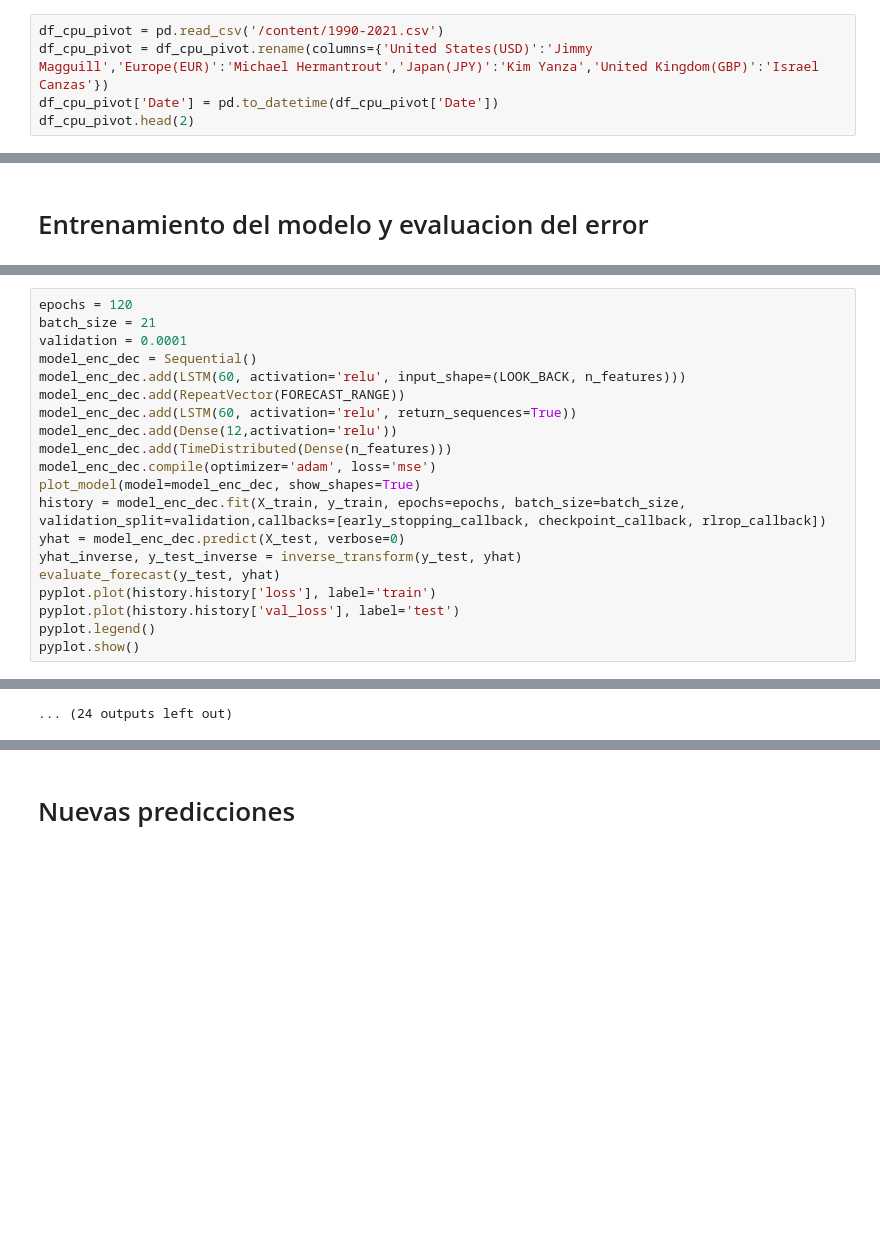
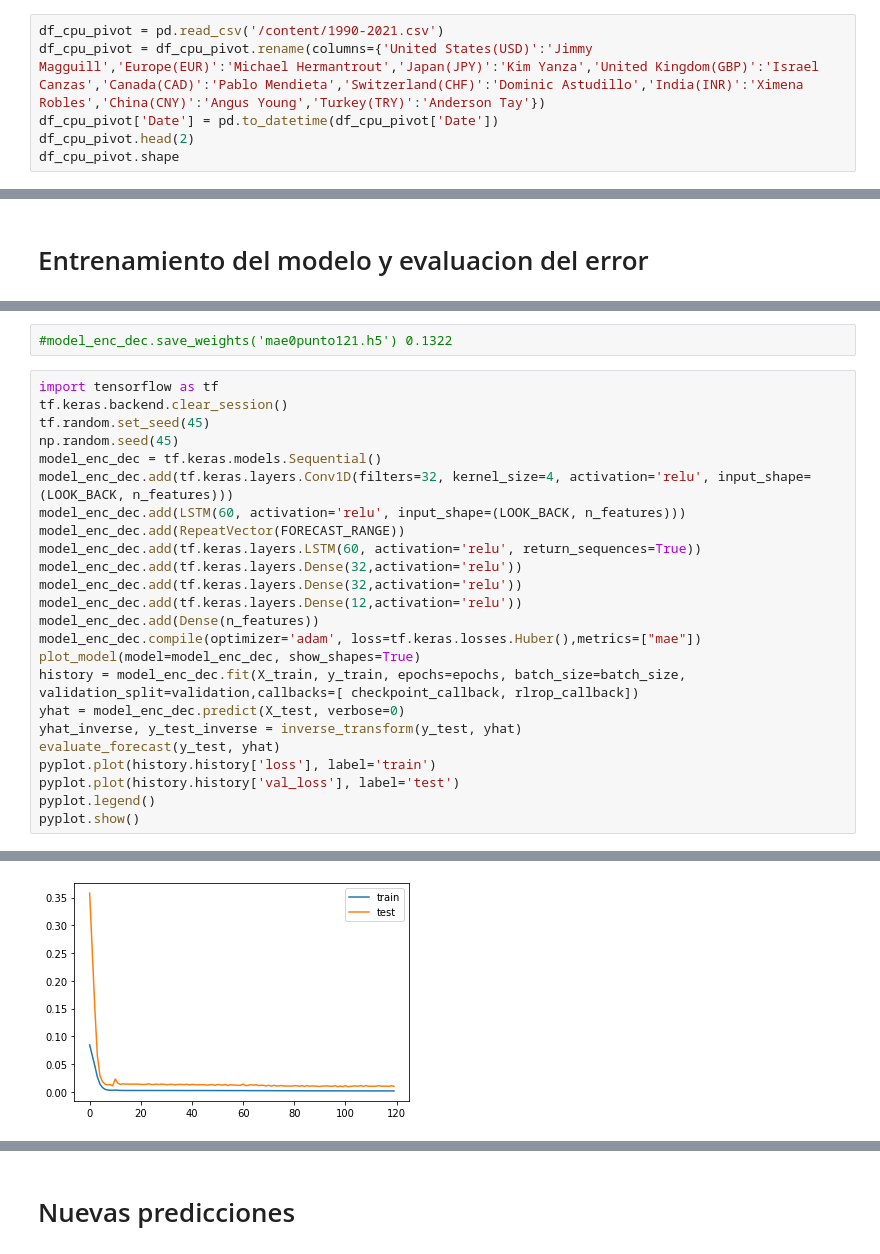
Before and after one commit to bchuchucaa/RNNConsumoDeAgua, a Jupyter notebook: LstmWaterConsumption1990_21.ipynb, the cells around one changed output, grey strips where cells are left out. Saved outputs shown, nothing was run; the diff lists cells and outputs as text; blank space fills up the shorter version.

```diff
--- a/LstmWaterConsumption1990_21.ipynb
+++ b/LstmWaterConsumption1990_21.ipynb
@@ -34,7 +38,8 @@ LIBRERIAS CORRECTAMENTE IMPORTADAS
 ##Lectura de datos
 # %%
 df_cpu_pivot = pd.read_csv('/content/1990-2021.csv')
-df_cpu_pivot = df_cpu_pivot.rename(columns={'United States(USD)':'Jimmy Magguill','Europe(EUR)':'Michael Hermantrout','Japan(JPY)':'Kim Yanza','United Kingdom(GBP)':'Israel Canzas'})
+df_cpu_pivot = df_cpu_pivot.rename(columns={'United States(USD)':'Jimmy Magguill','Europe(EUR)':'Michael Hermantrout','Japan(JPY)':'Kim Yanza','United Kingdom(GBP)':'Israel Canzas','Canada(CAD)':'Pablo Mendieta','Switzerland(CHF)':'Dominic Astudillo','India(INR)':'Ximena Robles','China(CNY)':'Angus Young','Turkey(TRY)':'Anderson Tay'})
 df_cpu_pivot['Date'] = pd.to_datetime(df_cpu_pivot['Date'])
 df_cpu_pivot.head(2)
+df_cpu_pivot.shape
 # %% [output]
@@ -159,16 +246,22 @@ def graph_predictions(y_test_inverse,yhat_inverse):
+# %%
+#model_enc_dec.save_weights('mae0punto121.h5') 0.1322
 # %%
-epochs = 120
-batch_size = 21
-validation = 0.0001
-model_enc_dec = Sequential()
+import tensorflow as tf
+tf.keras.backend.clear_session()
+tf.random.set_seed(45)
+np.random.seed(45)
+model_enc_dec = tf.keras.models.Sequential()
+model_enc_dec.add(tf.keras.layers.Conv1D(filters=32, kernel_size=4, activation='relu', input_shape=(LOOK_BACK, n_features)))
 model_enc_dec.add(LSTM(60, activation='relu', input_shape=(LOOK_BACK, n_features)))
 model_enc_dec.add(RepeatVector(FORECAST_RANGE))
-model_enc_dec.add(LSTM(60, activation='relu', return_sequences=True))
-model_enc_dec.add(Dense(12,activation='relu'))
-model_enc_dec.add(TimeDistributed(Dense(n_features)))
-model_enc_dec.compile(optimizer='adam', loss='mse')
+model_enc_dec.add(tf.keras.layers.LSTM(60, activation='relu', return_sequences=True))
+model_enc_dec.add(tf.keras.layers.Dense(32,activation='relu'))
+model_enc_dec.add(tf.keras.layers.Dense(32,activation='relu'))
+model_enc_dec.add(tf.keras.layers.Dense(12,activation='relu'))
+model_enc_dec.add(Dense(n_features))
+model_enc_dec.compile(optimizer='adam', loss=tf.keras.losses.Huber(),metrics=["mae"])
 plot_model(model=model_enc_dec, show_shapes=True)
-history = model_enc_dec.fit(X_train, y_train, epochs=epochs, batch_size=batch_size, validation_split=validation,callbacks=[early_stopping_callback, checkpoint_callback, rlrop_callback])
+history = model_enc_dec.fit(X_train, y_train, epochs=epochs, batch_size=batch_size, validation_split=validation,callbacks=[ checkpoint_callback, rlrop_callback])
 yhat = model_enc_dec.predict(X_test, verbose=0)
 yhat_inverse, y_test_inverse = inverse_transform(y_test, yhat)
 evaluate_forecast(y_test, yhat)
@@ -229,4 +290,4 @@ WARNING:absl:<keras.layers.recurrent.LSTMCell object at 0x...> has the same name
-... (24 outputs left out)
+[figure, added]
 # %%
 user=0
 graph_predictions(y_test_inverse[:,user],yhat_inverse[:,user])
```
Also changed, not shown: parts of 13 cells of this notebook.
